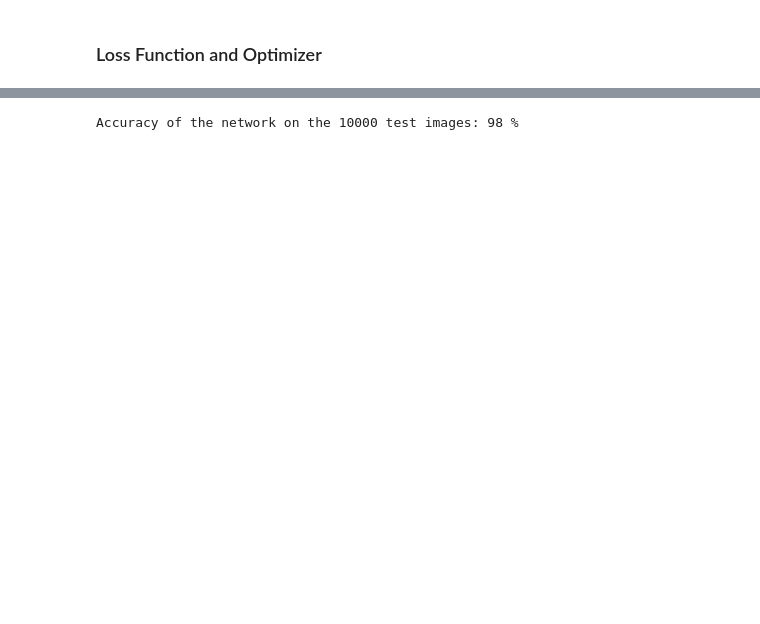
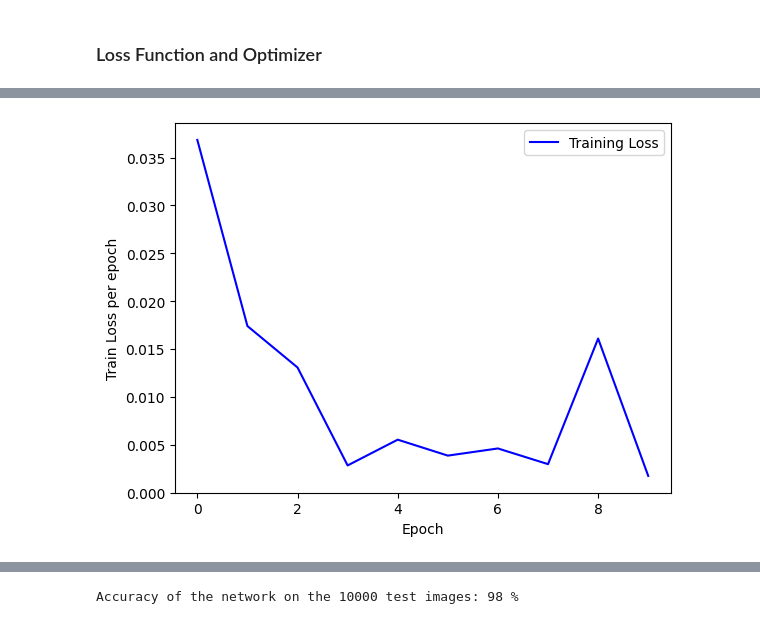
Before and after one commit to tkaintura/DeepLearning, a Jupyter notebook: CNNQuestion7,8.ipynb, the cells around one changed output, grey strips where cells are left out. Saved outputs shown, nothing was run; the diff lists cells and outputs as text; code cells hidden in the pictures; blank space fills up the shorter version.

```diff
--- a/CNNQuestion7,8.ipynb
+++ b/CNNQuestion7,8.ipynb
@@ -307,0 +335,17 @@ Epoch [5/5], Step [3000/3125], Loss: 0.0013
+# %%
+# Get training and test loss histories
+df = pd.DataFrame(list(zip(train_loss_list, train_acc_list, val_acc_list )),columns =['Train_Loss', 'Train_Accuracy', 'Val_Accuracy'])
+training_loss = df['Train_Loss']
+
+# Create count of the number of epochs
+epoch_count = num_epochs #(len(x_train)) #range(1, len(training_loss) + 1
+
+# Visualize loss history
+plt.plot(training_loss, 'b')
+plt.legend(['Training Loss'])
+plt.xlabel('Epoch')
+plt.ylabel('Train Loss per epoch')
+plt.savefig("Training_Loss_Q7.png")
+plt.show();
+# %% [output]
+[figure, added]
```
Also changed, not shown: parts of 14 cells of this notebook.
